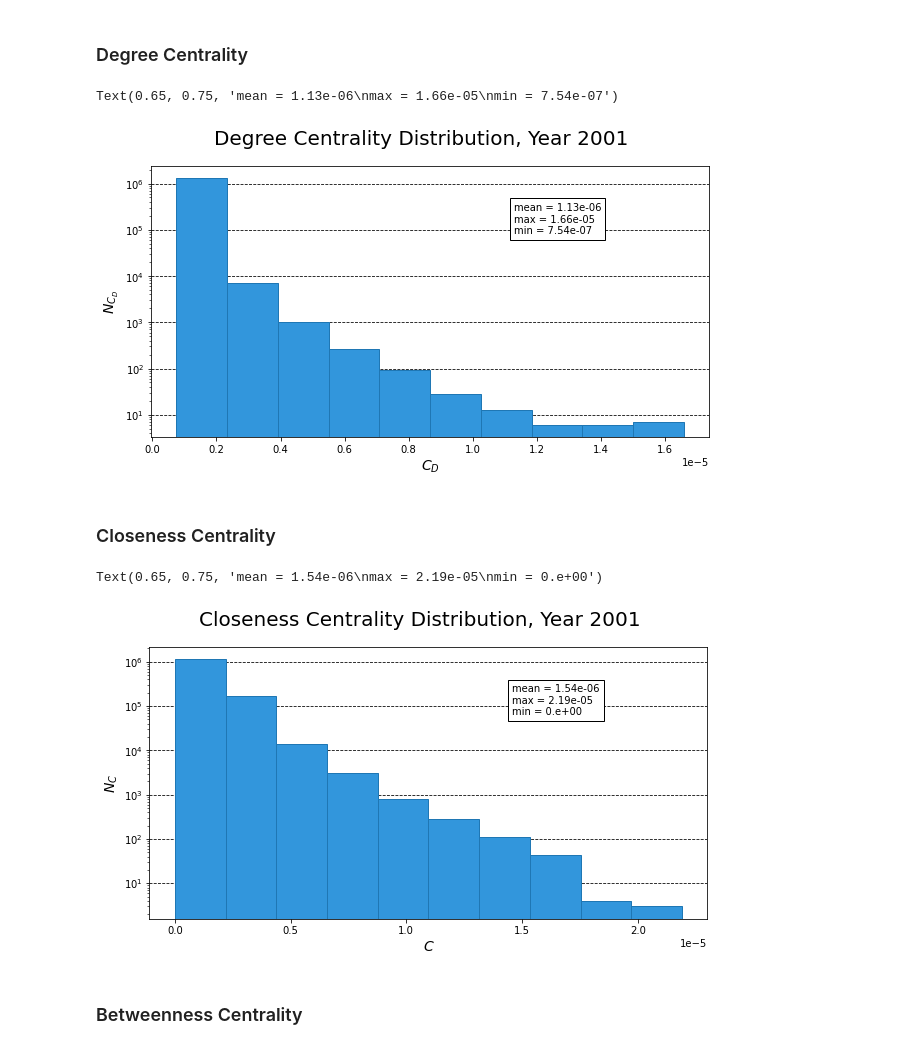
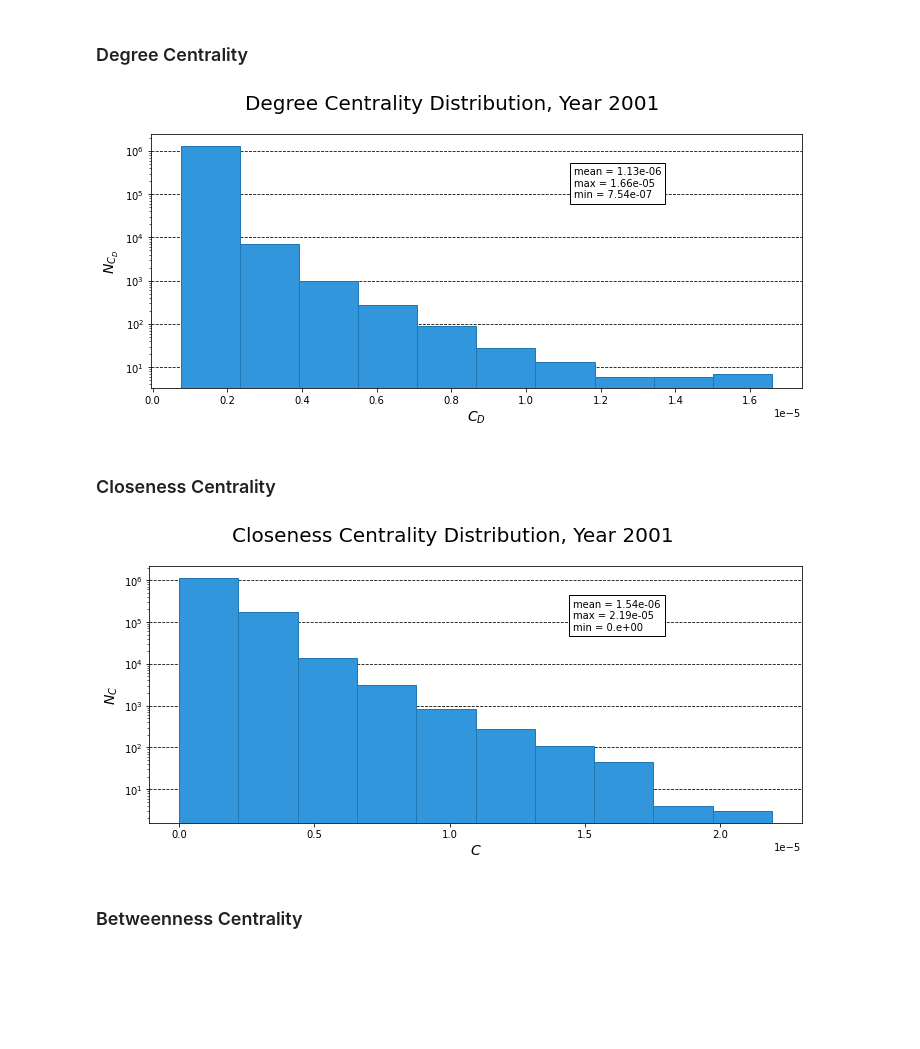
Before and after one commit to kdd-lab/2020_Ricciarelli, a Jupyter notebook: code/notebook/weighted_coathors_networks_analysis.ipynb, the cells around one changed output. Drawn from its saved outputs; the diff is of its cells as text; code cells hidden in the pictures; blank space fills up the shorter version.

```diff
--- a/code/notebook/weighted_coathors_networks_analysis.ipynb
+++ b/code/notebook/weighted_coathors_networks_analysis.ipynb
@@ -138,22 +138,23 @@ degree_centrality = sorted([v for k, v in nx.degree_centrality(g).items()])
 # %%
 fig, axs = plt.subplots(nrows=1, ncols=1, figsize=(10, 5))
 
 fig.suptitle('Degree Centrality Distribution, Year 2001', fontsize=20)
 
 axs.hist(degree_centrality, log=True, zorder=2, color='#3296dc',
          edgecolor='#1f77b4')
 axs.set_xlabel(r'$C_D$', fontsize=14)
 axs.set_ylabel(r'$N_{C_D}$', fontsize=14)
 axs.grid(axis='y', linestyle='--', color='black', zorder=1)
 axs.text(0.65, 0.75, 'mean = {}\nmax = {}\nmin = {}'
         .format(np.format_float_scientific(np.mean(degree_centrality), 2),
                 np.format_float_scientific(max(degree_centrality), 2),
                 np.format_float_scientific(min(degree_centrality), 2)),
         bbox=dict(facecolor='white', edgecolor='black'),
         transform=axs.transAxes)
+
+fig.tight_layout(rect=[0, 0.03, 1, 0.90])
 # %% [output]
-Text(0.65, 0.75, 'mean = 1.13e-06\nmax = 1.66e-05\nmin = 7.54e-07')
-[figure, old version]
+[figure, new version]
 # %% [markdown]
 ### Closeness Centrality
 # %%
@@ -174,9 +175,10 @@ axs.text(0.65, 0.75, 'mean = {}\nmax = {}\nmin = {}'
                 np.format_float_scientific(min(closeness_centrality), 2)),
         bbox=dict(facecolor='white', edgecolor='black'),
         transform=axs.transAxes)
+
+fig.tight_layout(rect=[0, 0.03, 1, 0.90])
 # %% [output]
-Text(0.65, 0.75, 'mean = 1.54e-06\nmax = 2.19e-05\nmin = 0.e+00')
-[figure, old version]
+[figure, new version]
 # %% [markdown]
 ### Betweenness Centrality
 # %%
```
Also changed, not shown: parts of 21 cells of this notebook.
